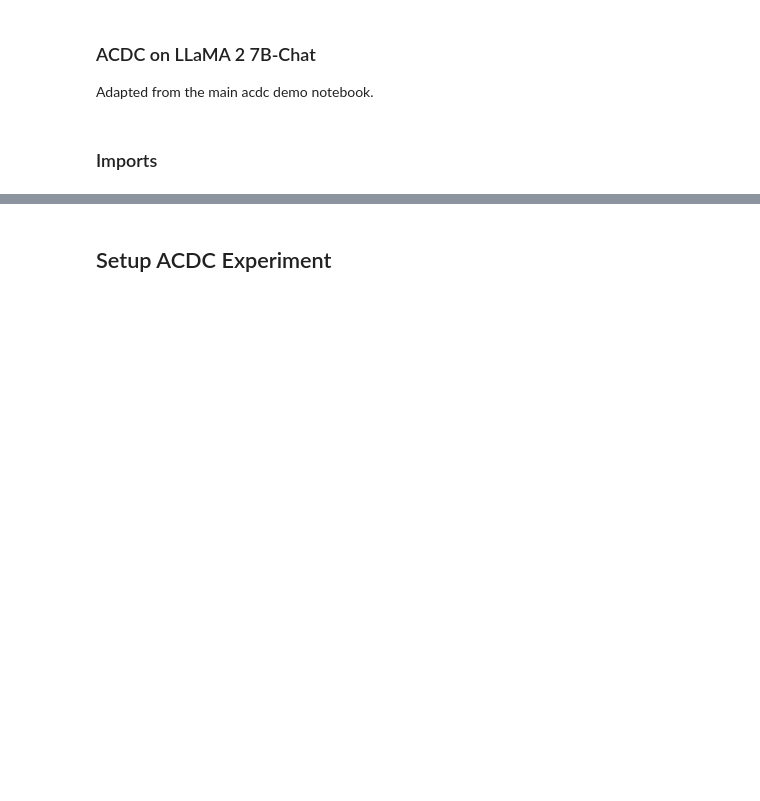
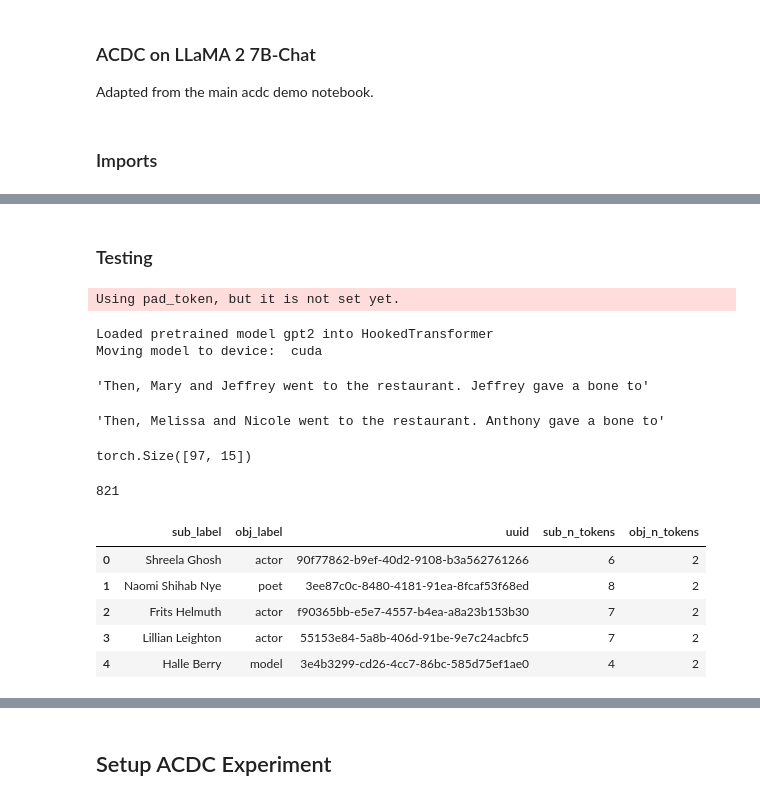
Before and after one commit to ed1d1a8d/pii-acdc, a Jupyter notebook: notebooks/colabs/acdc-llama2.ipynb, the cells around one changed output, grey strips where cells are left out. Drawn from its saved outputs; the diff is of its cells as text; code cells hidden in the pictures; blank space fills up the shorter version.

```diff
--- a/notebooks/colabs/acdc-llama2.ipynb
+++ b/notebooks/colabs/acdc-llama2.ipynb
@@ -106,0 +123,51 @@ Loaded pretrained model meta-llama/Llama-2-7b-chat-hf into HookedTransformer
+# %% [markdown]
+### Testing
+# %%
+from acdc.ioi.utils import get_all_ioi_things
+
+things = get_all_ioi_things(
+    num_examples=97, device="cuda", metric_name="kl_div"
+)
+# %% [output]
+Using pad_token, but it is not set yet.
+Loaded pretrained model gpt2 into HookedTransformer
+Moving model to device:  cuda
+# %%
+things.tl_model.tokenizer.decode(things.validation_data[0])
+# %% [output]
+'Then, Mary and Jeffrey went to the restaurant. Jeffrey gave a bone to'
+# %%
+things.tl_model.tokenizer.decode(things.validation_patch_data[0])
+# %% [output]
+'Then, Melissa and Nicole went to the restaurant. Anthony gave a bone to'
+# %%
+things.validation_patch_data.shape
+# %% [output]
+torch.Size([97, 15])
+# %%
+import pandas as pd
+
+# the profession of [X] is [Y].
+df = pd.read_json(
+    "https://raw.githubusercontent.com/yanaiela/pararel/"
+    "main/data/trex_lms_vocab/P106.jsonl",
+    lines=True,
+)
+df["sub_n_tokens"] = [
+    len(x) for x in tl_model.tokenizer(tuple(df.sub_label))["input_ids"]
+]
+df["obj_n_tokens"] = [
+    len(x) for x in tl_model.tokenizer(tuple(df.obj_label))["input_ids"]
+]
+df.head()
+
+print(len(df))
+df.head()
+# %% [output]
+821
+|  | sub_label | obj_label | uuid | sub_n_tokens | obj_n_tokens |
+| 0 | Shreela Ghosh | actor | 90f77862-b9ef-40d2-9108-b3a562761266 | 6 | 2 |
+| 1 | Naomi Shihab Nye | poet | 3ee87c0c-8480-4181-91ea-8fcaf53f68ed | 8 | 2 |
+| 2 | Frits Helmuth | actor | f90365bb-e5e7-4557-b4ea-a8a23b153b30 | 7 | 2 |
+| 3 | Lillian Leighton | actor | 55153e84-5a8b-406d-91be-9e7c24acbfc5 | 7 | 2 |
+| 4 | Halle Berry | model | 3e4b3299-cd26-4cc7-86bc-585d75ef1ae0 | 4 | 2 |
```
Also changed, not shown: parts of 14 cells of this notebook, 2 other files.
